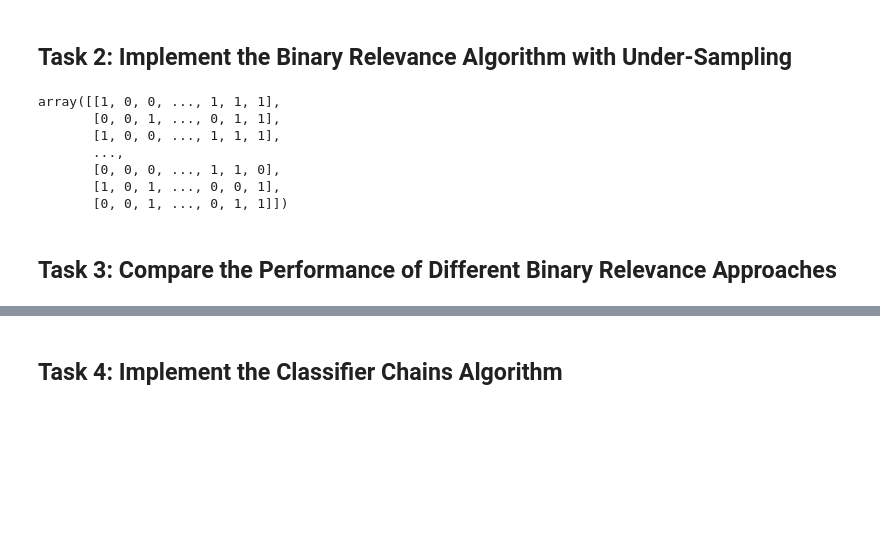
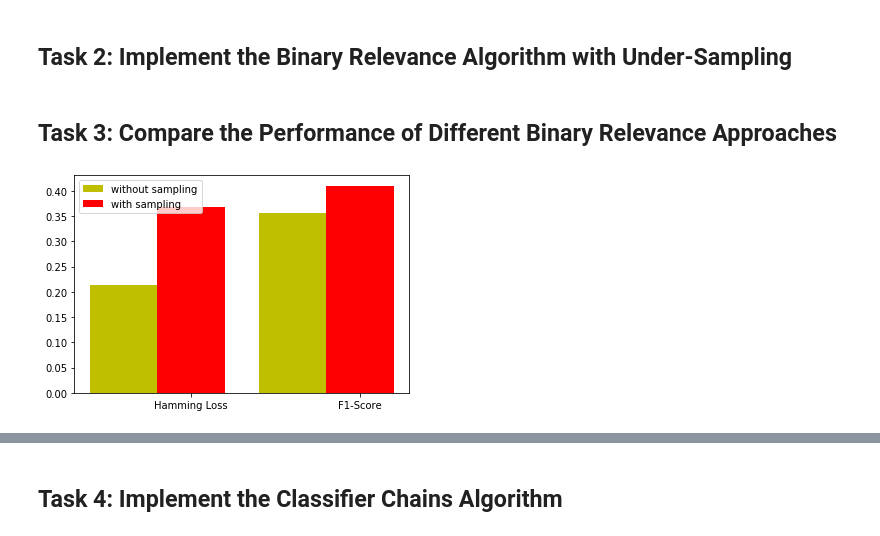
Before and after one commit to ganE510/Multi-label-Classsification, a Jupyter notebook: Assignment1_MultiLabelClassification_Template.ipynb, the cells around one changed output, grey strips where cells are left out. Drawn from its saved outputs; the diff is of its cells as text; code cells hidden in the pictures; blank space fills up the shorter version.

```diff
--- a/Assignment1_MultiLabelClassification_Template.ipynb
+++ b/Assignment1_MultiLabelClassification_Template.ipynb
@@ -28,7 +38,6 @@ from imblearn.under_sampling import RandomUnderSampler
 # %%
 # Write your code here
 dataset = pd.read_csv('yeast.csv')
-num_classes = 14
 display(dataset.head())
 # %% [output]
 |  | Att1 | Att2 | Att3 | Att4 | Att5 | Att6 | Att7 | Att8 | Att9 | Att10 | Att11 | ... |
@@ -49,13 +58,12 @@ plt.show()
 # %% [output]
 [figure]
 # %%
-X = dataset
-Y = np.array(dataset.iloc[:,103:])
-X_train, X_test, y_train, y_test = train_test_split(X, Y, random_state=0, train_size = 0.7)
+data = np.array(dataset.iloc[:,:103])
+functions = np.array(dataset.iloc[:,103:])
+data_train, data_test, function_train, function_test = train_test_split(data, functions, random_state=0, train_size = 0.7)
 # %% [markdown]
 ## Task 1: Implement the Binary Relevance Algorithm
 # %%
-# Write your code here
 class BinaryRelevanceClassifier(BaseEstimator, ClassifierMixin):
     # Constructor for the classifier object
     def __init__(self, add_noise = False):
@@ -69,8 +77,11 @@ class BinaryRelevanceClassifier(BaseEstimator, ClassifierMixin):
         # Iterate all functioins
         for i in range(14):
             status = functions[:,i]
-            status_squeeze = np.squeeze(status)
-            self.relevances_[i] = BaggingClassifier(n_estimators=10, random_state=0).fit(data.iloc[:,:103], status_squeeze)
+            status = status.T
+            self.relevances_[i] = BaggingClassifier(n_estimators=10, random_state=0).fit(data, status)
+
+        # Return the classifier
+        return self
 
     # The predict function to make a set of predictions for a set of query instances
     def predict(self, X):
@@ -82,6 +93,6 @@ class BinaryRelevanceClassifier(BaseEstimator, ClassifierMixin):
 
         # Iterate all functioins to predict
         for i in range(14):
-            pos_functions.append(self.relevances_[i].predict(X.iloc[:,:103]))
+            pos_functions.append(self.relevances_[i].predict(X))
 
         return np.array(pos_functions).T
@@ -135,16 +150,4 @@ class UnderBinaryRelevanceClassifier(BaseEstimator, ClassifierMixin):
 
         return np.array(pos_functions).T
-# %%
-my_model = UnderBinaryRelevanceClassifier()
-my_model.fit(X_train, y_train)
-my_model.predict(X_test)
-# %% [output]
-array([[1, 0, 0, ..., 1, 1, 1],
-       [0, 0, 1, ..., 0, 1, 1],
-       [1, 0, 0, ..., 1, 1, 1],
-       ...,
-       [0, 0, 0, ..., 1, 1, 0],
-       [1, 0, 1, ..., 0, 0, 1],
-       [0, 0, 1, ..., 0, 1, 1]])
 # %% [markdown]
 ## Task 3: Compare the Performance of Different Binary Relevance Approaches
@@ -152,0 +154,34 @@ array([[1, 0, 0, ..., 1, 1, 1],
+# %%
+br = BinaryRelevanceClassifier()
+br.fit(data_train, function_train)
+function_pred = br.predict(data_test)
+
+# The fraction of labels that are incorrectly predicted
+brLoss = hamming_loss(function_test, function_pred)
+# F1 score: weighted average of the precision and recall
+brfScore = f1_score(function_test, function_pred, average='macro')
+
+bru = BRUnderSample()
+bru.fit(data_train, function_train)
+function_pred = bru.predict(data_test)
+
+# The fraction of labels that are incorrectly predicted
+bruLoss = hamming_loss(function_test, function_pred)
+# F1 score: weighted average of the precision and recall
+brufScore = f1_score(function_test, function_pred, average='macro')
+
+name_list = ['Hamming Loss','F1-Score']
+num_list = [brLoss,brfScore]
+num_list1 = [bruLoss,brufScore]
+x = list(range(len(num_list)))
+total,n = 0.8, 2
+width = total / n
+
+plt.bar(x, num_list, width = width, label ='without sampling',fc = 'y')
+for i in range(len(x)):
+    x[i] = x[i] + width
+plt.bar(x, num_list1, width = width, label ='with sampling',tick_label = name_list,fc = 'r')
+plt.legend()
+plt.show()
+# %% [output]
+[figure, added]
```
Also changed, not shown: parts of 6 cells of this notebook.
